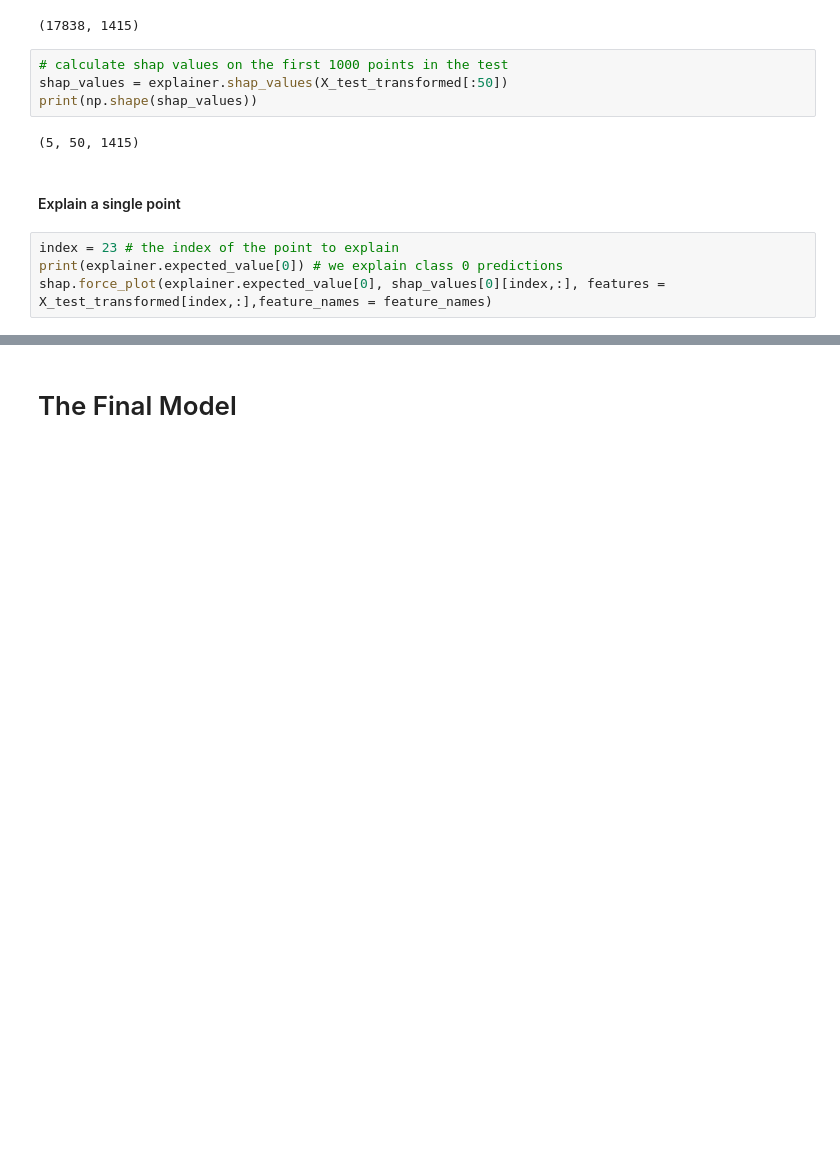
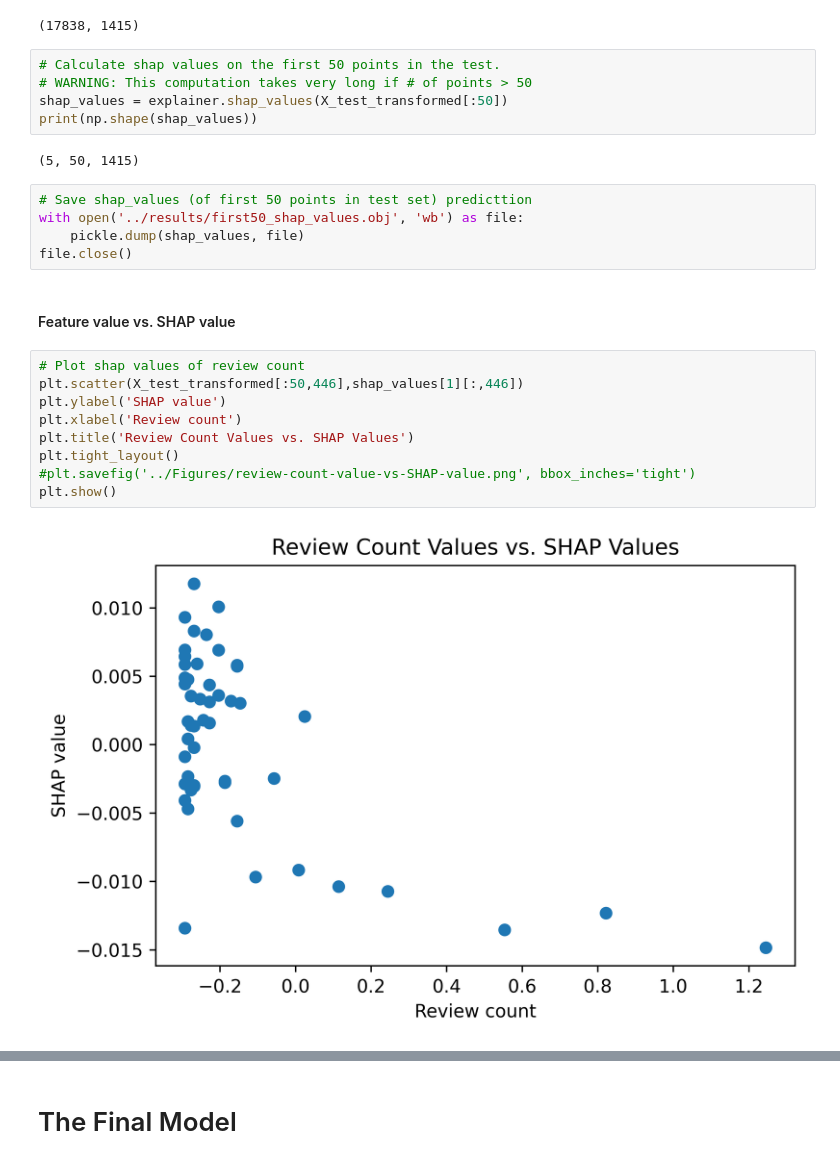
Before and after one commit to emilynomura1/1030FinalProject, a Jupyter notebook: src/preprocessing-ml.ipynb, the cells around one changed output, grey strips where cells are left out. Cells and saved outputs as stored; diff of their text form; blank space fills up the shorter version.

```diff
--- a/src/preprocessing-ml.ipynb
+++ b/src/preprocessing-ml.ipynb
@@ -1041,14 +1406,27 @@ print(np.shape(X_test_transformed))
 [interactive output not drawn]
 (17838, 1415)
 # %%
-# calculate shap values on the first 1000 points in the test
+# Calculate shap values on the first 50 points in the test.
+# WARNING: This computation takes very long if # of points > 50
 shap_values = explainer.shap_values(X_test_transformed[:50])
 print(np.shape(shap_values))
 # %% [output]
 (5, 50, 1415)
-# %% [markdown]
-#### Explain a single point
-# %%
-index = 23 # the index of the point to explain
-print(explainer.expected_value[0]) # we explain class 0 predictions
-shap.force_plot(explainer.expected_value[0], shap_values[0][index,:], features = X_test_transformed[index,:],feature_names = feature_names)
+# %%
+# Save shap_values (of first 50 points in test set) predicttion
+with open('../results/first50_shap_values.obj', 'wb') as file:
+    pickle.dump(shap_values, file)
+file.close()
+# %% [markdown]
+#### Feature value vs. SHAP value
+# %%
+# Plot shap values of review count
+plt.scatter(X_test_transformed[:50,446],shap_values[1][:,446])
+plt.ylabel('SHAP value')
+plt.xlabel('Review count')
+plt.title('Review Count Values vs. SHAP Values')
+plt.tight_layout()
+#plt.savefig('../Figures/review-count-value-vs-SHAP-value.png', bbox_inches='tight')
+plt.show()
+# %% [output]
+[figure, added]
```
Also changed, not shown: parts of 21 cells of this notebook.
